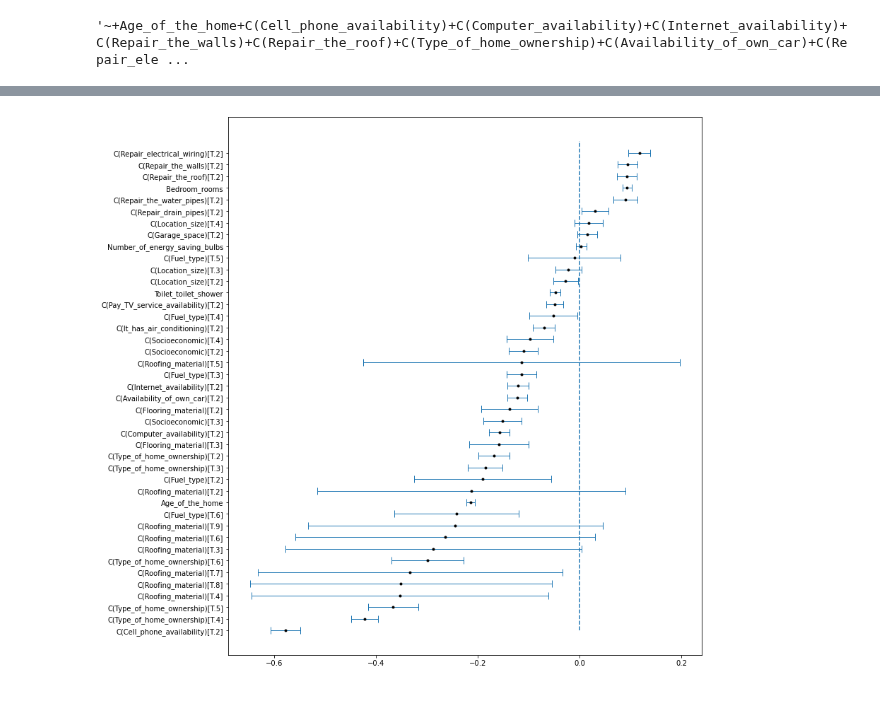
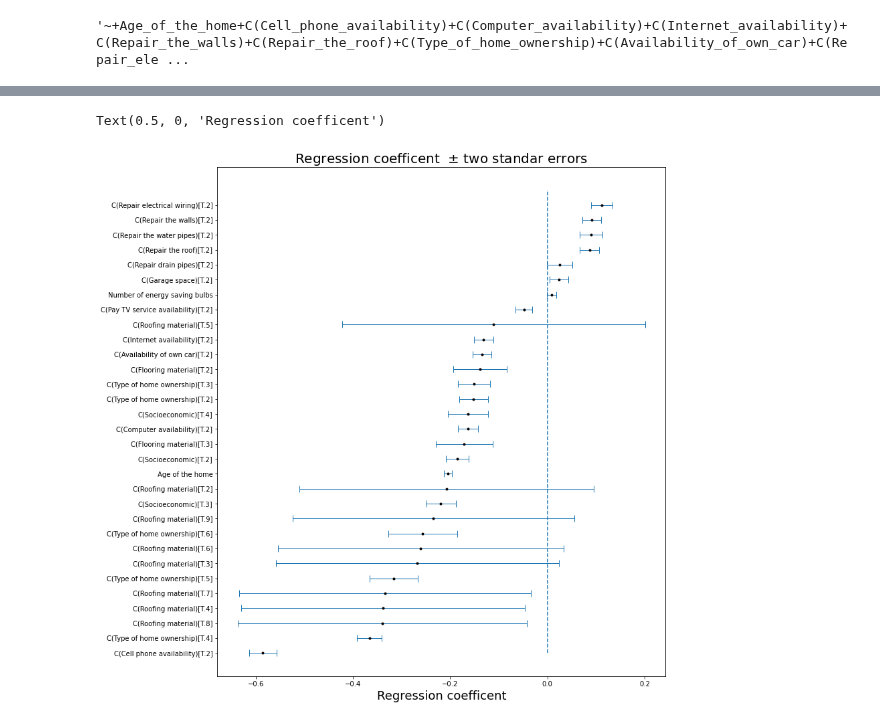
Before and after one commit to emarazz/ada_2020, a Jupyter notebook: Homework/04 - Detection of housing-health relationship/p4.ipynb, the cells around one changed output, grey strips where cells are left out. Saved outputs shown, nothing was run; the diff lists cells and outputs as text; code cells hidden in the pictures.

Commit message:
figures

```diff
--- a/Homework/04 - Detection of housing-health relationship/p4.ipynb
+++ b/Homework/04 - Detection of housing-health relationship/p4.ipynb
@@ -146,0 +239,21 @@ for house_item in important_house_var:
+# %%
+data_person_all['Age_cat']=pd.cut(data_person_all['Age'], bins=[0,10,20,30,40,50,60,70,80,90,100], include_lowest=True)
+answers=sorted(data_person_all['Age_cat'].value_counts().index)
+len_answers=len(answers)
+means = [None] *len_answers
+for index,item in enumerate(answers):
+    means[index]=data_person_all[data_person_all['Age_cat']==item].apply(lambda x: sum([x[i] for i in health_var]), axis=1).mean()
+
+fig= plt.figure(figsize=(16,5))
+ax = fig.add_axes([0,0,1,1])
+x = np.arange(len_answers)  # the label locations
+width = 0.3  # the width of the bars
+
+ax.bar(x, means, color = 'r', width = 0.2)
+plt.hlines(17,-0.5,10,linestyle = '--',color='r')
+plt.xlim(-0.5,10)
+ax.set_xticks(x)
+ax.set_xticklabels(answers,rotation='55',fontsize=12)
+
+plt.title('Age of person vs health',fontsize=22)
+plt.ylabel('Total health score - Mean ',fontsize=22)
@@ -174,4 +291,4 @@ pearson_result=data_person_all[covariates].corrwith(data_person_all['health'], a
 pearson_result=pearson_result.reindex(pearson_result.abs().sort_values(ascending=False).index)
 #for val in pearson_result.items():
     #print(val)
-covariates_top=pearson_result.index[0:30]
+covariates_top=pearson_result.index[0:25];
@@ -277,3 +343,6 @@ l1, l2, l3, l4 = zip(*sorted(zip(coefficients[1:], variables[1:], standard_error
 # we will use standard errors, instead of CIs
 # two standard errors approximate the CIs (you can actually see in the summary table that
 # +/2 SI is equivalent to the CIs)
+
+# Edit l2
+l2=[x.replace('_',' ') for x in l2 ]
@@ -280,12 +352,15 @@ l1, l2, l3, l4 = zip(*sorted(zip(coefficients[1:], variables[1:], standard_error
 # %%
 # Plotting
 plt.figure(figsize=(12,14))
 plt.errorbar(l1, np.array(range(len(l1))), xerr= 2*np.array(l3), linewidth = 1,
              linestyle = 'none',marker = 'o',markersize= 3,
              markerfacecolor = 'black',markeredgecolor = 'black', capsize= 5)
 
 plt.vlines(0,0, len(l1), linestyle = '--')
 
 plt.yticks(range(len(l2)),l2);
+plt.title('Regression coefficent  $\pm$ two standar errors',fontsize=20)
+plt.xlabel('Regression coefficent',fontsize=18)
 # %% [output]
+Text(0.5, 0, 'Regression coefficent')
-[figure, old version]
+[figure, new version]
```
Also changed, not shown: parts of 15 cells of this notebook.
